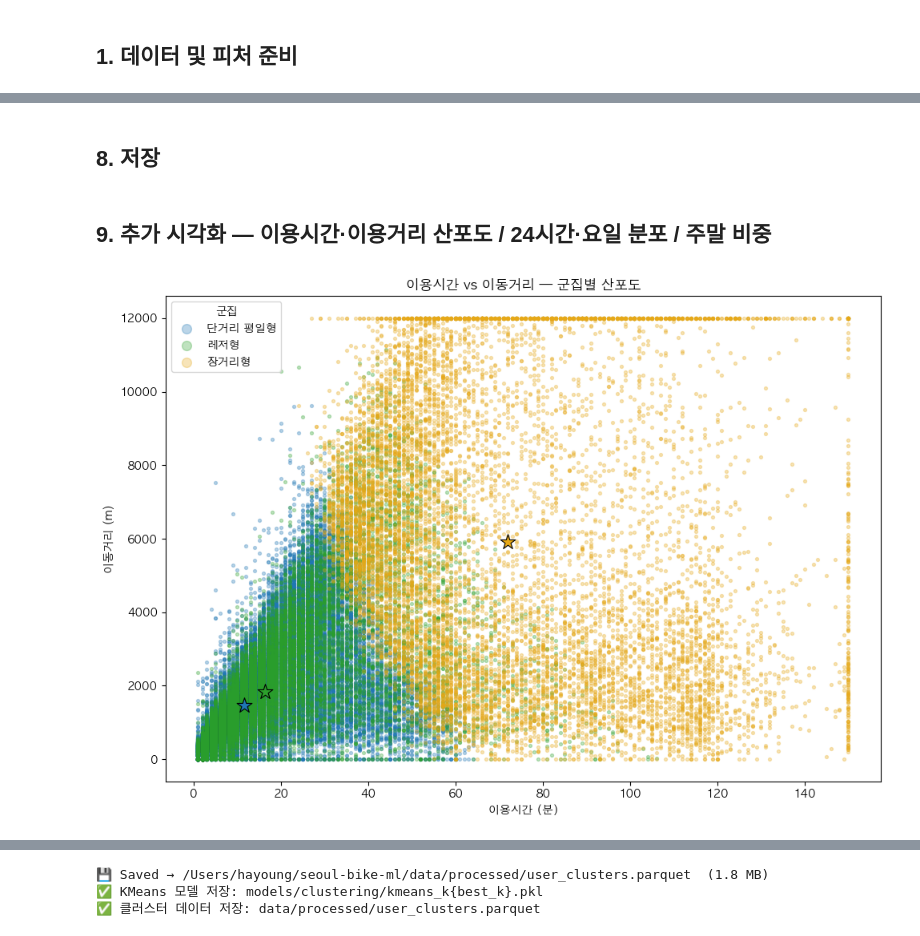
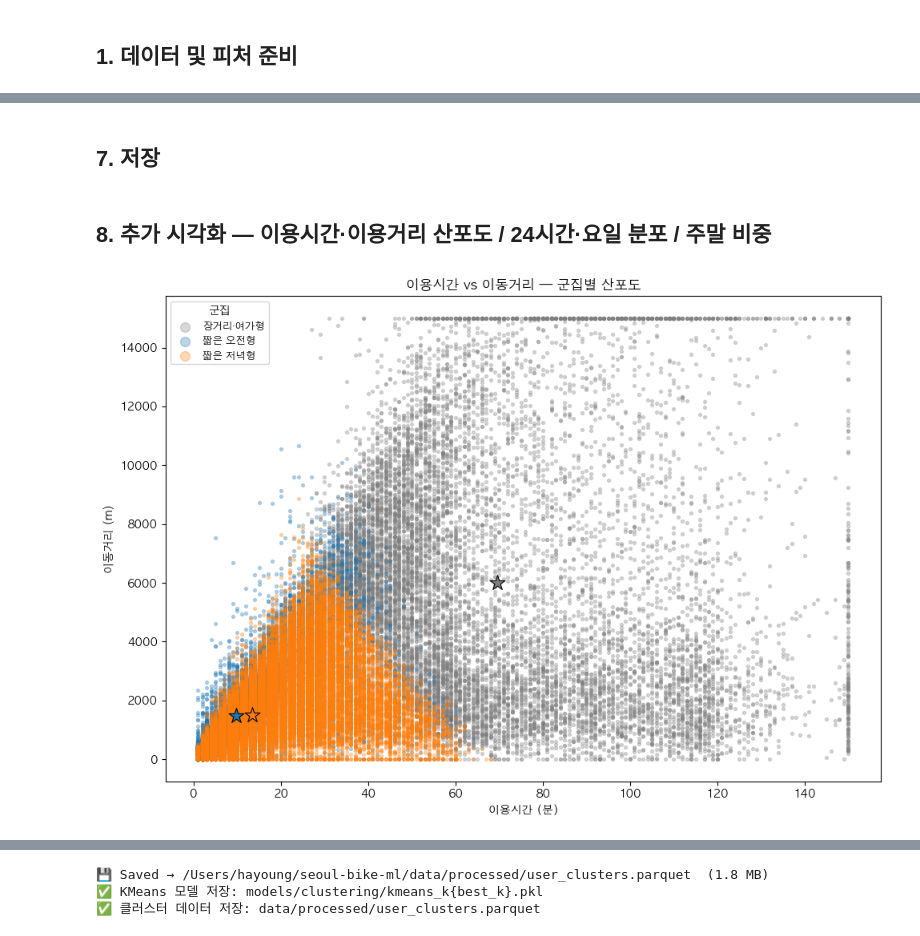
Before and after one commit to ClaraHayoungPark/seoul-bike-ml, a Jupyter notebook: notebooks/01_user_clustering.ipynb, the cells around one changed output, grey strips where cells are left out. Cells and saved outputs as stored; diff of their text form; code cells hidden in the pictures.

```diff
--- a/notebooks/01_user_clustering.ipynb
+++ b/notebooks/01_user_clustering.ipynb
@@ -125,11 +81,9 @@ Silhouette, Calinski-Harabasz, Davies-Bouldin, Stability ARI 4개 지표로 비
 from src.clustering import evaluate_cluster_candidates, plot_model_comparison
 import os
 
-eval_feature_cols = ["use_min", "use_m", "speed_kmh", "hour", "dow"]
-
 candidate_results = evaluate_cluster_candidates(
     df_sample,
-    feature_cols=eval_feature_cols,
+    feature_cols=CLUSTER_FEATS,
     cluster_range=range(2, 7),
     random_states=(21, 42, 99),
 )
@@ -140,6 +94,10 @@ candidate_results.to_csv("../reports/tables/cluster_model_comparison.csv", index
 
 fig_path = plot_model_comparison(candidate_results, save_name="cluster_model_comparison")
 print(f"\n저장: {fig_path}")
+
+# 가설 검증: 출근형 / 퇴근형 / 그 외
+best_k = 3
+print(f"\n✅ 선택된 k: {best_k}")
 # %% [output]
 평가 중: model=kmeans, k=2
 평가 중: model=gmm, k=2
@@ -264,41 +231,47 @@ Name: count, dtype: int64
 # %% [markdown]
-## 8. 저장
+## 7. 저장
 # %% [markdown]
-## 9. 추가 시각화 — 이용시간·이용거리 산포도 / 24시간·요일 분포 / 주말 비중
+## 8. 추가 시각화 — 이용시간·이용거리 산포도 / 24시간·요일 분포 / 주말 비중
 # %%
-# 클러스터 이름 매핑 (프로파일 기반)
-# cluster 0: 장거리형, 1: 레저형(주말), 2: 단거리 평일형
-name_map = {0: "장거리형", 1: "레저형", 2: "단거리 평일형"}
-color_map = {"장거리형": "#e6a817", "레저형": "#2ca02c", "단거리 평일형": "#1f77b4"}
+# 클러스터 이름 매핑
+name_map = {
+    0: "짧은 저녁형",
+    1: "짧은 오전형",
+    2: "장거리·여가형",
+}
+color_map = {
+    "짧은 저녁형": "#ff7f0e",
+    "짧은 오전형": "#1f77b4",
+    "장거리·여가형":  "#7f7f7f",
+}
 
 df_sample["cluster_name"] = df_sample["cluster"].map(name_map)
 
 # ── 1. 이용시간 - 이동거리 2D 산포도 ─────────────────────────────────────────
 fig, ax = plt.subplots(figsize=(10, 7))
 
 for name, grp in df_sample.groupby("cluster_name"):
     ax.scatter(
         grp["use_min"].clip(0, 150),
-        grp["use_m"].clip(0, 12000),
+        grp["use_m"].clip(0, 15000),
         label=name, alpha=0.3, s=8, color=color_map[name]
     )
 
-# 군집 중심점 표시
 for cid, name in name_map.items():
     cx = df_sample[df_sample["cluster"] == cid]["use_min"].clip(0, 150).mean()
-    cy = df_sample[df_sample["cluster"] == cid]["use_m"].clip(0, 12000).mean()
+    cy = df_sample[df_sample["cluster"] == cid]["use_m"].clip(0, 15000).mean()
     ax.scatter(cx, cy, color=color_map[name], s=200, marker="*",
                edgecolors="black", linewidths=0.8, zorder=5)
 
 ax.set_xlabel("이용시간 (분)")
 ax.set_ylabel("이동거리 (m)")
 ax.set_title("이용시간 vs 이동거리 — 군집별 산포도")
-ax.legend(title="군집", markerscale=3)
+ax.legend(title="군집", markerscale=3, fontsize=9)
 plt.tight_layout()
 plt.savefig("../reports/figures/cluster_scatter_2d.png", dpi=150)
 plt.show()
 # %% [output]
-[figure, old version]
+[figure, new version]
 # %%
 # ── 2. 군집별 24시간 분포 ─────────────────────────────────────────────────────
 fig, axes = plt.subplots(1, 3, figsize=(16, 4), sharey=False)
```
Also changed, not shown: parts of 17 cells of this notebook, 6 other files.
